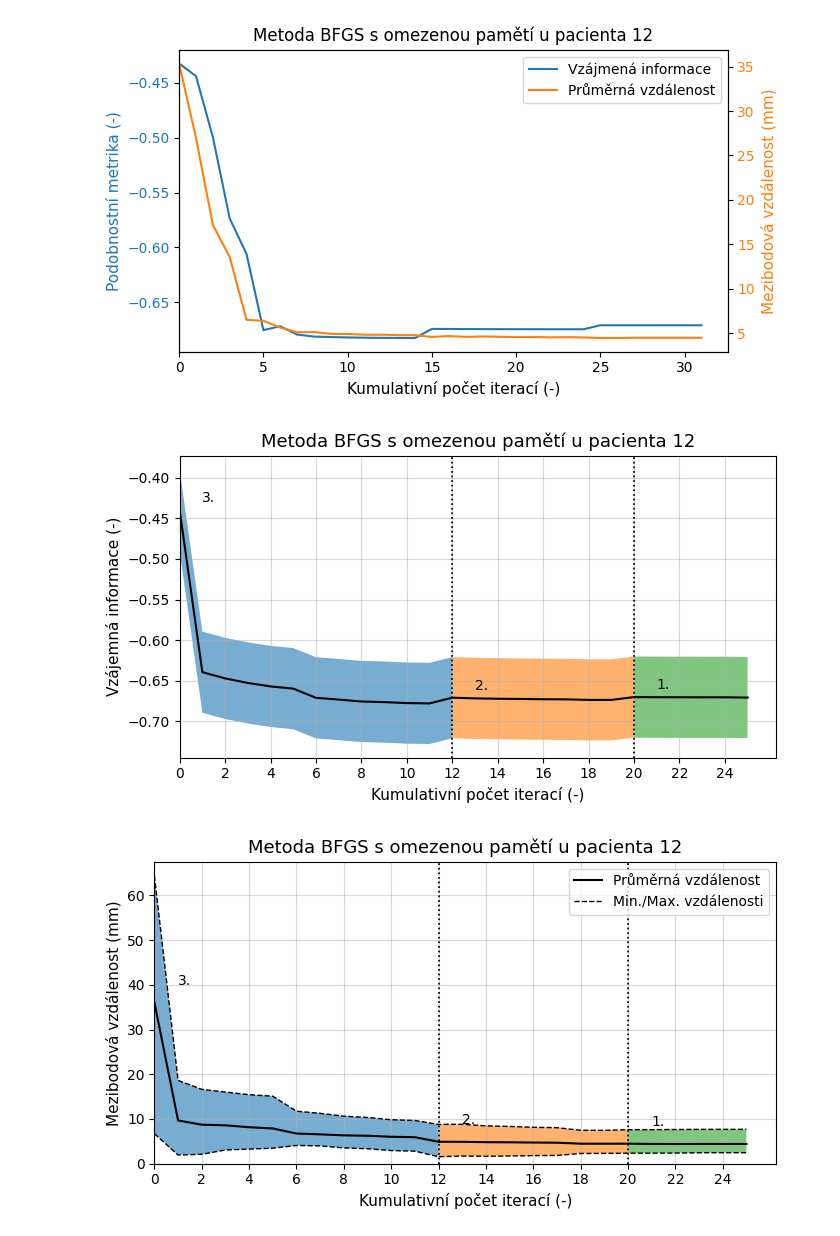
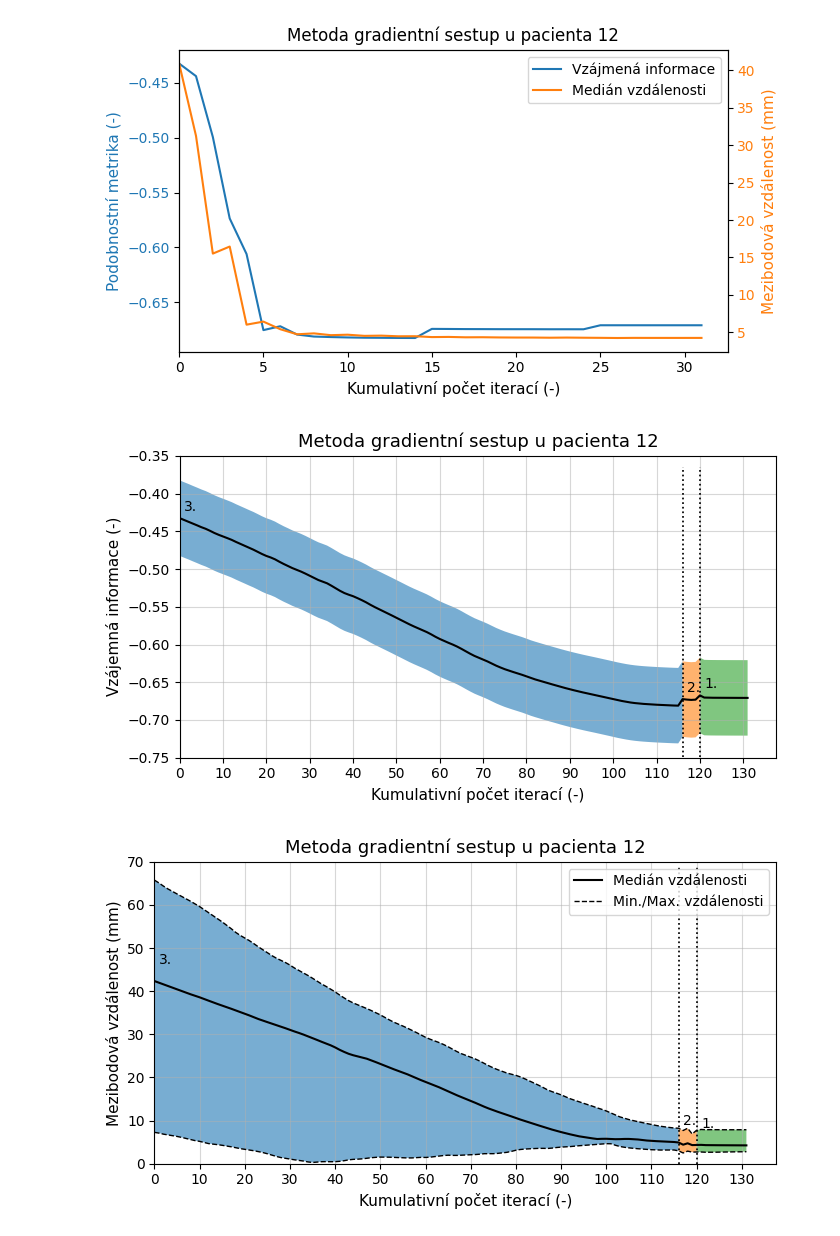
Before and after one commit to Vojtech-Benda/ca_isf, a Jupyter notebook: plotResults.ipynb, the cells around one changed output. Drawn from its saved outputs; the diff is of its cells as text; code cells hidden in the pictures.

```diff
--- a/plotResults.ipynb
+++ b/plotResults.ipynb
@@ -212,6 +252,6 @@ Rozložení mezibodových vzdáleností napříč všemi pacienty podle registra
 # %%
 patientNumber = "12"
-regMethodDir = "gradientlbf"
+regMethodDir = "gradient"
 regMethod = ""
 
 if regMethodDir == "gradient":
@@ -229,12 +269,12 @@ colors = list(mcolors.TABLEAU_COLORS.values())
 regInfo = {key: regInfoFile[key] for key in regInfoFile.files}
 errorsInfo = {key: errorsInfoFile[key] for key in errorsInfoFile.files}
 
-meanErrorValues = [np.load(f"input_files\\pacient_{patientNumber}\\registration\\gradient\\"
-                        f"pacient{patientNumber}ErrorsInfo{view.upper()}.npz")["meanValues"],
+medianErrorValues = [np.load(f"input_files\\pacient_{patientNumber}\\registration\\gradient\\"
+                        f"pacient{patientNumber}ErrorsInfo{view.upper()}.npz")["medianValues"],
                 np.load(f"input_files\\pacient_{patientNumber}\\registration\\gradientline\\"
-                        f"pacient{patientNumber}ErrorsInfo{view.upper()}.npz")["meanValues"],
+                        f"pacient{patientNumber}ErrorsInfo{view.upper()}.npz")["medianValues"],
                 np.load(f"input_files\\pacient_{patientNumber}\\registration\\gradientlbf\\"
-                        f"pacient{patientNumber}ErrorsInfo{view.upper()}.npz")["meanValues"]]
+                        f"pacient{patientNumber}ErrorsInfo{view.upper()}.npz")["medianValues"]]
 
 metricValues = [np.load(f"input_files\\pacient_{patientNumber}\\registration\\gradient\\"
                         f"pacient{patientNumber}registrationInfo{view.upper()}.npz")["metricValues"],
@@ -273,5 +313,5 @@ plotAllMetrics(metricValues, patientNumber, save=True)
 # %%
-def plotMetricAndError(metric_values, mean_errors, multires_iters,
+def plotMetricAndError(metric_values, median_errors, multires_iters,
                        reg_method, pat_number, save=False):
 
     fig_metric_tre, ax_metric_tre = plt.subplots(1, 1, figsize=(7, 4))
@@ -281,7 +321,7 @@ def plotMetricAndError(metric_values, mean_errors, multires_iters,
     color2 = "tab:orange"
     iters = np.arange(0, len(metric_values))
     plot1, = ax_metric_tre.plot(iters, metric_values, color=color1, label="Vzájmená informace")
-    plot2, = twin1.plot(iters, mean_errors, color=color2, label="Průměrná vzdálenost", ls="-")
+    plot2, = twin1.plot(iters, median_errors, color=color2, label="Medián vzdálenosti", ls="-")
 
     ax_metric_tre.set_xlabel("Kumulativní počet iterací (-)", fontsize=11)
     ax_metric_tre.set_ylabel("Podobnostní metrika (-)", fontsize=11, color=color1)
@@ -333,10 +373,10 @@ def plotMetricAndError(metric_values, mean_errors, multires_iters,
                                bbox_inches="tight")
 
 
-plotMetricAndError(metricValues[1], meanErrorValues[1], regInfo["multiresIters"],
-                   regMethod, patientNumber, save=True)
+plotMetricAndError(metricValues[1], medianErrorValues[1], regInfo["multiresIters"],
+                   regMethod, patientNumber, save=False)
 # %% [output]
-[figure, old version]
+[figure, new version]
 # %%
 def plotMetricValues(metric_values, multires_iters, shrink_factors, smooth_sigmas,
                      pat_number, reg_method, save=False):
@@ -357,7 +397,7 @@ def plotMetricValues(metric_values, multires_iters, shrink_factors, smooth_sigma
                                    metric_values[multi_iter:iters[-1] + 1] + 0.05,
                                    facecolor=colors[indx], alpha=0.6)
 
-    ax_metric.set_xticks(np.arange(0, len(metric_values), 2))
+    ax_metric.set_xticks(np.arange(0, len(metric_values), 20))
     # ax_metric.set_yticks(np.arange(-0.5, -0.75, -0.04))
 
     ax_metric.set_xlim([0, None])
@@ -390,44 +430,44 @@ def plotMetricValues(metric_values, multires_iters, shrink_factors, smooth_sigma
     # ax_metric.fill_between(iters[multires_iters[0]:multires_iters[1] + 1],
     #                     ax_ylim[0],
     #                     metric_values[multires_iters[0]:multires_iters[1] + 1],
     #                  facecolor="red", alpha=0.5)
     # ax_metric.fill_between(iters[multires_iters[1]:multires_iters[2] + 1],
     #                     ax_ylim[0],
     #                     metric_values[multires_iters[1]:multires_iters[2] + 1],
     #                  facecolor="blue", alpha=0.5)
     # ax_metric.fill_between(iters[multires_iters[2]:iters[-1] + 1],
     #                     ax_ylim[0],
     #                     ax_ylim[1],
     #                  facecolor="green", alpha=0.5)
     """
     ax_metric.set_xlabel("Kumulativní počet iterací (-)", fontsize=11)
     ax_metric.set_ylabel("Vzájemná informace (-)", fontsize=11)
     ax_metric.set_title(f"Metoda {reg_method} u pacienta {int(pat_number)}", fontsize=13)
-    # ax_metric.set_xticks(np.arange(0, len(metric_values), 4))
-    # ax_metric.set_yticks(np.arange(-0.5, -0.75, -0.04))
+    ax_metric.set_xticks(np.arange(0, len(metric_values), 10))
+    ax_metric.set_yticks(np.arange(-0.35, -0.8, -0.05))
     ax_metric.grid(alpha=0.5)
     #ax_metric.legend()
     fig_metric.tight_layout()
     plt.show()
 
     if save:
         fig_metric.savefig(f"graficke_vystupy\\pacient_{pat_number}\\pacient{pat_number}BestMetric.pdf",
                            bbox_inches="tight")
 
 
 plotMetricValues(regInfo["metricValues"], regInfo["multiresIters"],
                  regInfo["shrinkFactors"], regInfo["smoothingSigmas"],
                  patientNumber, regMethod, save=True)
 # %% [output]
-[figure, old version]
+[figure, new version]
 # %%
-def plotRegistrationErrors(mean_errors, min_errors, max_errors,
+def plotRegistrationErrors(median_errors, min_errors, max_errors,
                            metric_values, multires_iters,
                            pat_number, reg_method, save=False):
     iters = np.arange(0, len(metric_values))
-    # Plot the TRE mean value and the [min-max] range.
+    # Plot the TRE median value and the [min-max] range.
     fig_tre, ax_tre = plt.subplots(1, 1, figsize=(7, 4))
-    ax_tre.plot(iters, mean_errors, color="black", label="Průměrná vzdálenost")
+    ax_tre.plot(iters, median_errors, color="black", label="Medián vzdálenosti")
     ax_tre.plot(iters, min_errors, c="black", ls="--", lw=1., label="Min./Max. vzdálenosti")
     ax_tre.plot(iters, max_errors, c="black", ls="--", lw=1.)
 
@@ -450,13 +490,13 @@ def plotRegistrationErrors(mean_errors, min_errors, max_errors,
 
     levels = [level for level in range(len(multires_iters), 0, -1)]
     for level, multi_iter in zip(levels, multires_iters):
-        ax_tre.annotate(f"{level}.", (multi_iter + 1, mean_errors[multi_iter] + 4))
+        ax_tre.annotate(f"{level}.", (multi_iter + 1, median_errors[multi_iter] + 4))
 
     ax_tre.set_xlabel("Kumulativní počet iterací (-)", fontsize=11)
     ax_tre.set_ylabel("Mezibodová vzdálenost (mm)", fontsize=11)
     ax_tre.set_title(f"Metoda {reg_method} u pacienta {int(pat_number)}", fontsize=13)
-    ax_tre.set_xticks(np.arange(0, len(metric_values), 2))
-    #ax_tre.set_yticks(np.arange(0, max_errors.max(), 15))
+    ax_tre.set_xticks(np.arange(0, len(metric_values), 10))
+    ax_tre.set_yticks(np.arange(0, max_errors.max() + 10, 10))
     # ax_tre.set_xlim([0, None])
     # ax_tre.set_ylim([0, None])
     ax_tre.grid(alpha=0.5)
@@ -469,11 +509,11 @@ def plotRegistrationErrors(mean_errors, min_errors, max_errors,
         fig_tre.savefig(f"graficke_vystupy\\pacient_{pat_number}\\pacient{pat_number}BestTre.pdf", bbox_inches="tight")
 
 
-plotRegistrationErrors(errorsInfo["meanValues"], errorsInfo["minValues"],
+plotRegistrationErrors(errorsInfo["medianValues"], errorsInfo["minValues"],
                        errorsInfo["maxValues"], regInfo["metricValues"],
                        regInfo["multiresIters"], patientNumber, regMethod, save=True)
 # %% [output]
-[figure, old version]
+[figure, new version]
 # %%
 def plotPatientErrorBox(patient_errors, reg_stages, pat_number, save=False):
     fig_box, ax_box = plt.subplots(1, 1, figsize=(9, 4))
```
Also changed, not shown: parts of 12 cells of this notebook, 3 other files.
